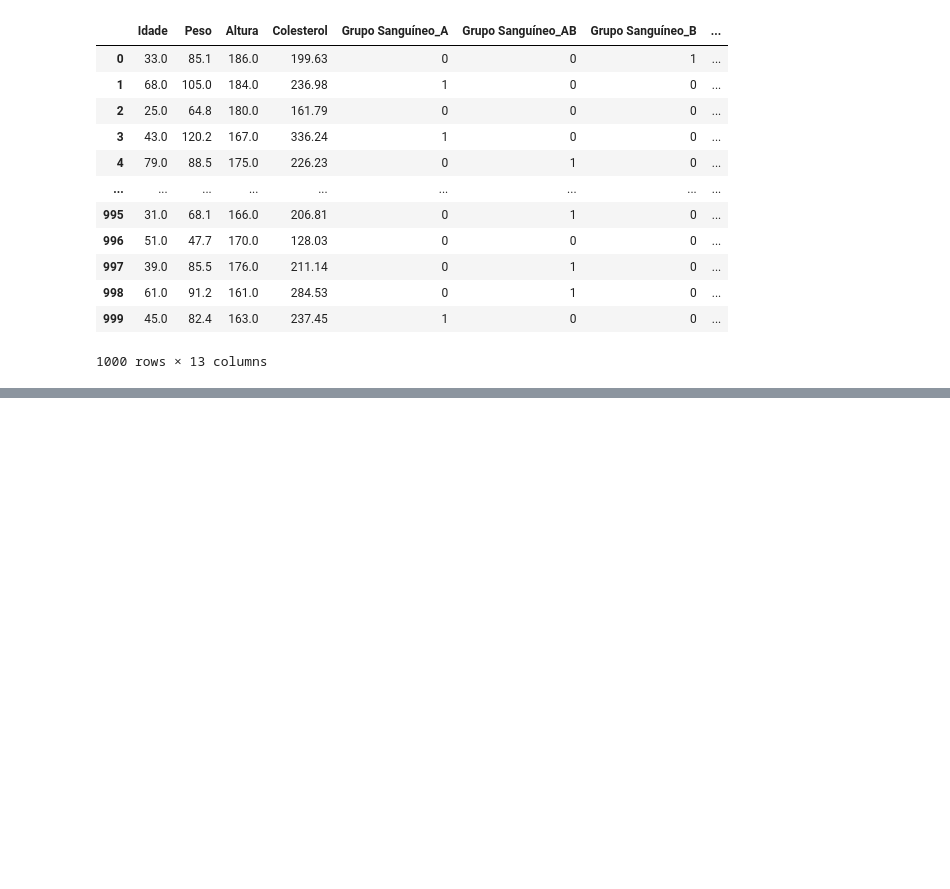
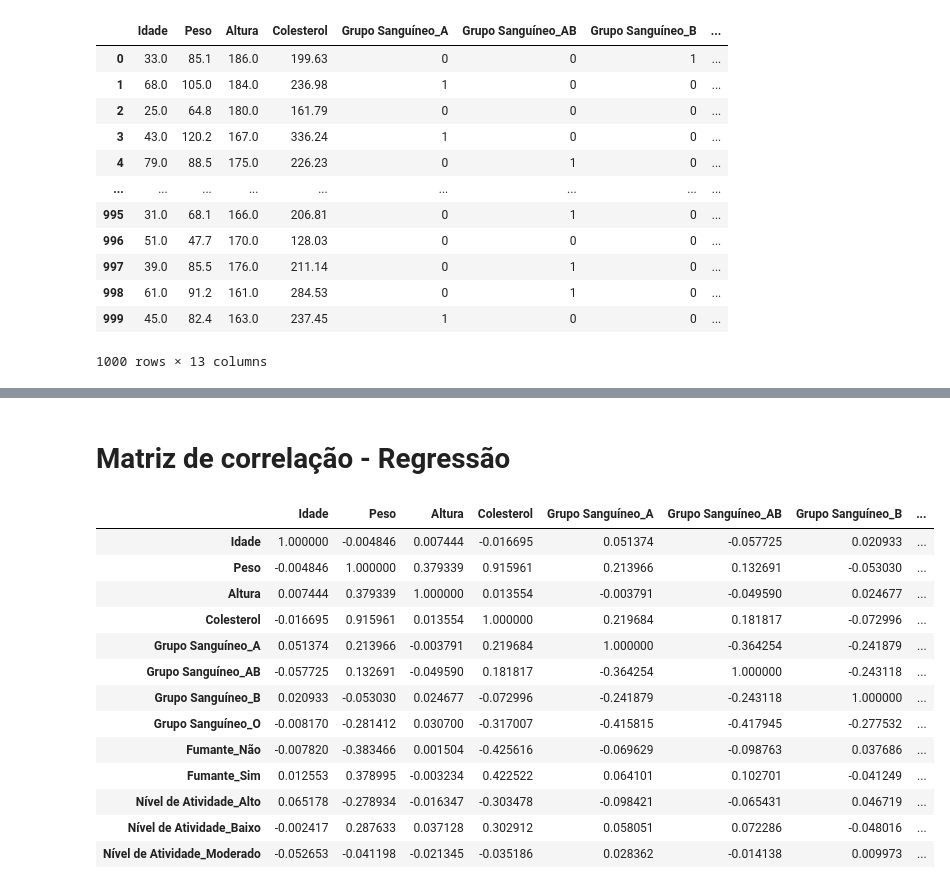
Before and after one commit to angelomedeiros/formacao-ia-supervisionado-complemento, a Jupyter notebook: pps.ipynb, the cells around one changed output, grey strips where cells are left out. Drawn from its saved outputs; the diff is of its cells as text; code cells hidden in the pictures; blank space fills up the shorter version.

```diff
--- a/pps.ipynb
+++ b/pps.ipynb
@@ -43,0 +105,21 @@ df
+# %% [markdown]
+# Matriz de correlação - Regressão
+# %%
+# Calcular a matriz de correlação
+corr_matrix_reg = df.corr()
+corr_matrix_reg
+# %% [output]
+|  | Idade | Peso | Altura | Colesterol | Grupo Sanguíneo_A | Grupo Sanguíneo_AB | Grupo Sanguíneo_B | ... |
+| Idade | 1.000000 | -0.004846 | 0.007444 | -0.016695 | 0.051374 | -0.057725 | 0.020933 | ... |
+| Peso | -0.004846 | 1.000000 | 0.379339 | 0.915961 | 0.213966 | 0.132691 | -0.053030 | ... |
+| Altura | 0.007444 | 0.379339 | 1.000000 | 0.013554 | -0.003791 | -0.049590 | 0.024677 | ... |
+| Colesterol | -0.016695 | 0.915961 | 0.013554 | 1.000000 | 0.219684 | 0.181817 | -0.072996 | ... |
+| Grupo Sanguíneo_A | 0.051374 | 0.213966 | -0.003791 | 0.219684 | 1.000000 | -0.364254 | -0.241879 | ... |
+| Grupo Sanguíneo_AB | -0.057725 | 0.132691 | -0.049590 | 0.181817 | -0.364254 | 1.000000 | -0.243118 | ... |
+| Grupo Sanguíneo_B | 0.020933 | -0.053030 | 0.024677 | -0.072996 | -0.241879 | -0.243118 | 1.000000 | ... |
+| Grupo Sanguíneo_O | -0.008170 | -0.281412 | 0.030700 | -0.317007 | -0.415815 | -0.417945 | -0.277532 | ... |
+| Fumante_Não | -0.007820 | -0.383466 | 0.001504 | -0.425616 | -0.069629 | -0.098763 | 0.037686 | ... |
+| Fumante_Sim | 0.012553 | 0.378995 | -0.003234 | 0.422522 | 0.064101 | 0.102701 | -0.041249 | ... |
+| Nível de Atividade_Alto | 0.065178 | -0.278934 | -0.016347 | -0.303478 | -0.098421 | -0.065431 | 0.046719 | ... |
+| Nível de Atividade_Baixo | -0.002417 | 0.287633 | 0.037128 | 0.302912 | 0.058051 | 0.072286 | -0.048016 | ... |
+| Nível de Atividade_Moderado | -0.052653 | -0.041198 | -0.021345 | -0.035186 | 0.028362 | -0.014138 | 0.009973 | ... |
```
Also changed, not shown: parts of 6 cells of this notebook.
